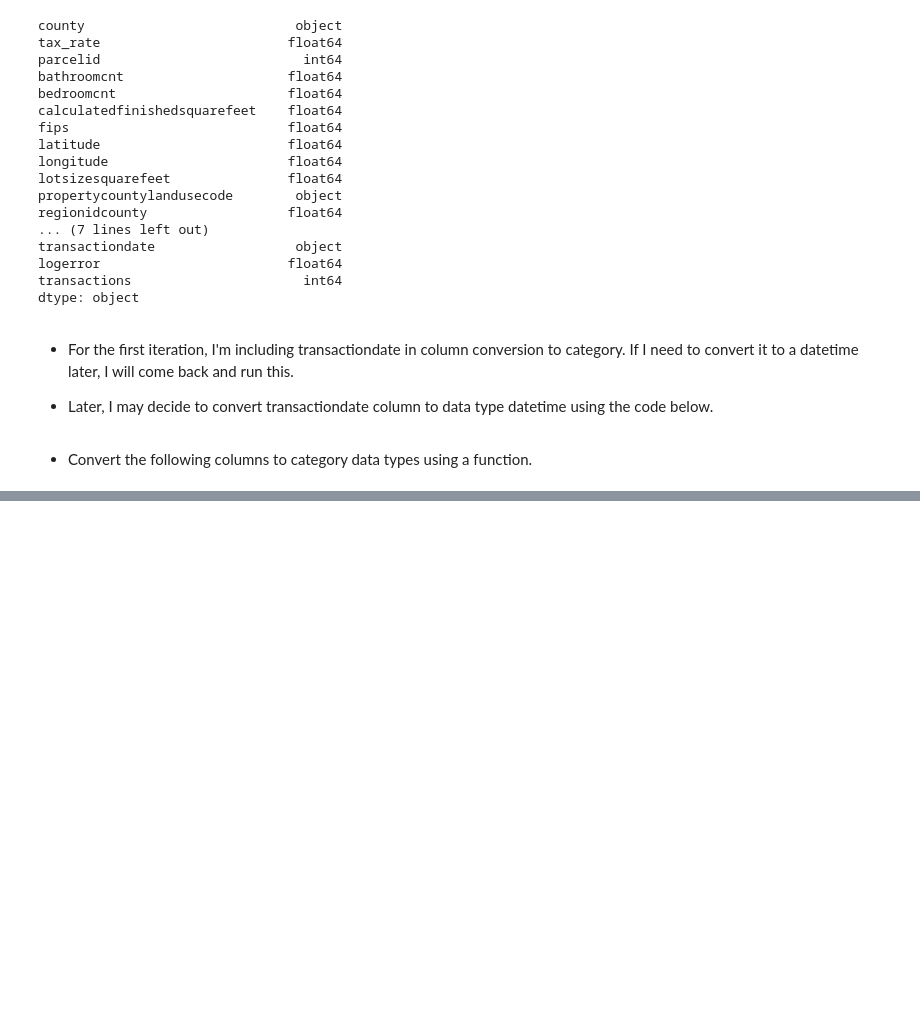
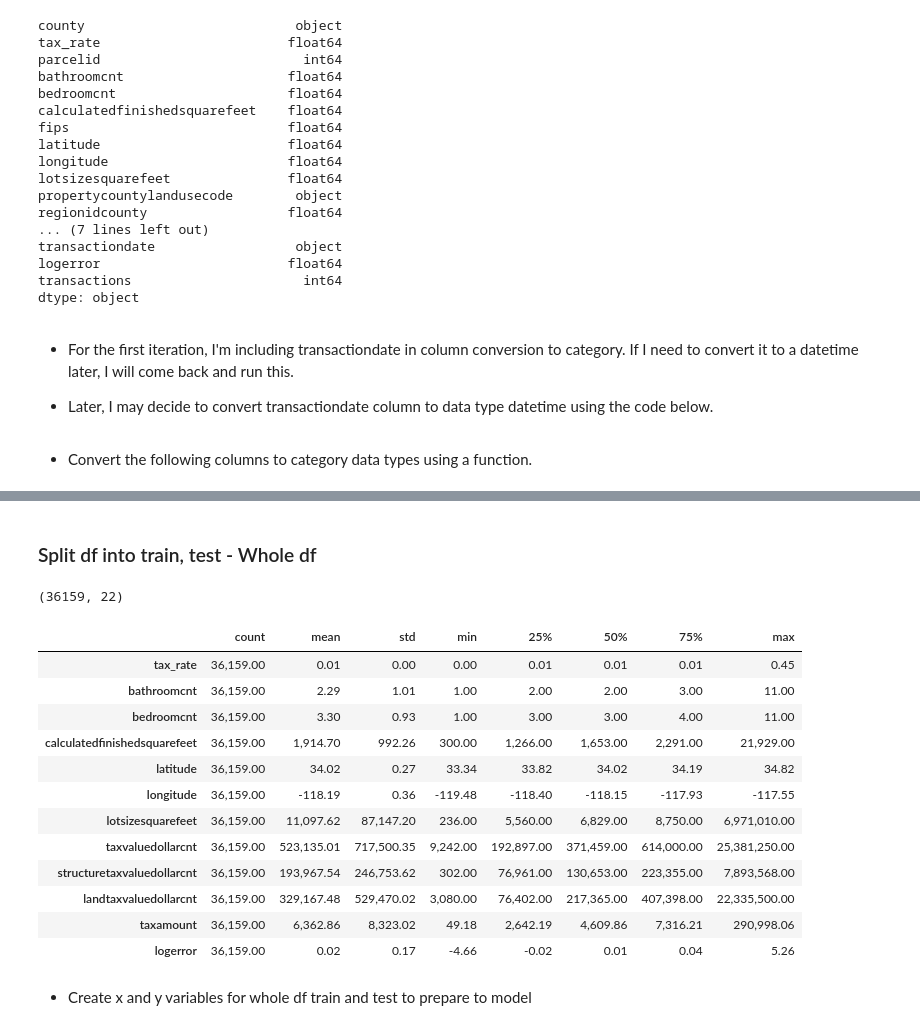
Before and after one commit to FJ-Zillow-Org/Zillow, a Jupyter notebook: faiths_zillow.ipynb, the cells around one changed output, grey strips where cells are left out. Saved outputs shown, nothing was run; the diff lists cells and outputs as text; code cells hidden in the pictures; blank space fills up the shorter version.

Commit message:
Commit completed LR model before eval

```diff
--- a/faiths_zillow.ipynb
+++ b/faiths_zillow.ipynb
@@ -272,3 +276,5 @@ dtype: object
 - Convert the following columns to category data types using a function.
 # %%
 cols = ["censustractandblock","county", "transactiondate",  "fips", "propertycountylandusecode", "parcelid", "regionidcounty", "regionidzip", "yearbuilt", "transactions"]
+# %%
+df = prepare.numeric_to_category(df, cols)
@@ -274,0 +303,4 @@ cols = ["censustractandblock","county", "transactiondate",  "fips", "propertycou
+# %%
+df.latitude = df.latitude / 1_000_000
+# %%
+df.longitude = df.longitude / 1_000_000
@@ -274,0 +317,26 @@ cols = ["censustractandblock","county", "transactiondate",  "fips", "propertycou
+# %% [markdown]
+### Split df into train, test - Whole df
+# %%
+train, test = train_test_split(df, test_size=.30, random_state=123)
+# %%
+train.shape
+# %% [output]
+(36159, 22)
+# %%
+train.describe().T
+# %% [output]
+|  | count | mean | std | min | 25% | 50% | 75% | max |
+| tax_rate | 36,159.00 | 0.01 | 0.00 | 0.00 | 0.01 | 0.01 | 0.01 | 0.45 |
+| bathroomcnt | 36,159.00 | 2.29 | 1.01 | 1.00 | 2.00 | 2.00 | 3.00 | 11.00 |
+| bedroomcnt | 36,159.00 | 3.30 | 0.93 | 1.00 | 3.00 | 3.00 | 4.00 | 11.00 |
+| calculatedfinishedsquarefeet | 36,159.00 | 1,914.70 | 992.26 | 300.00 | 1,266.00 | 1,653.00 | 2,291.00 | 21,929.00 |
+| latitude | 36,159.00 | 34.02 | 0.27 | 33.34 | 33.82 | 34.02 | 34.19 | 34.82 |
+| longitude | 36,159.00 | -118.19 | 0.36 | -119.48 | -118.40 | -118.15 | -117.93 | -117.55 |
+| lotsizesquarefeet | 36,159.00 | 11,097.62 | 87,147.20 | 236.00 | 5,560.00 | 6,829.00 | 8,750.00 | 6,971,010.00 |
+| taxvaluedollarcnt | 36,159.00 | 523,135.01 | 717,500.35 | 9,242.00 | 192,897.00 | 371,459.00 | 614,000.00 | 25,381,250.00 |
+| structuretaxvaluedollarcnt | 36,159.00 | 193,967.54 | 246,753.62 | 302.00 | 76,961.00 | 130,653.00 | 223,355.00 | 7,893,568.00 |
+| landtaxvaluedollarcnt | 36,159.00 | 329,167.48 | 529,470.02 | 3,080.00 | 76,402.00 | 217,365.00 | 407,398.00 | 22,335,500.00 |
+| taxamount | 36,159.00 | 6,362.86 | 8,323.02 | 49.18 | 2,642.19 | 4,609.86 | 7,316.21 | 290,998.06 |
+| logerror | 36,159.00 | 0.02 | 0.17 | -4.66 | -0.02 | 0.01 | 0.04 | 5.26 |
+# %% [markdown]
+- Create x and y variables for whole df train and test to prepare to model
```
Also changed, not shown: parts of 24 cells of this notebook.
